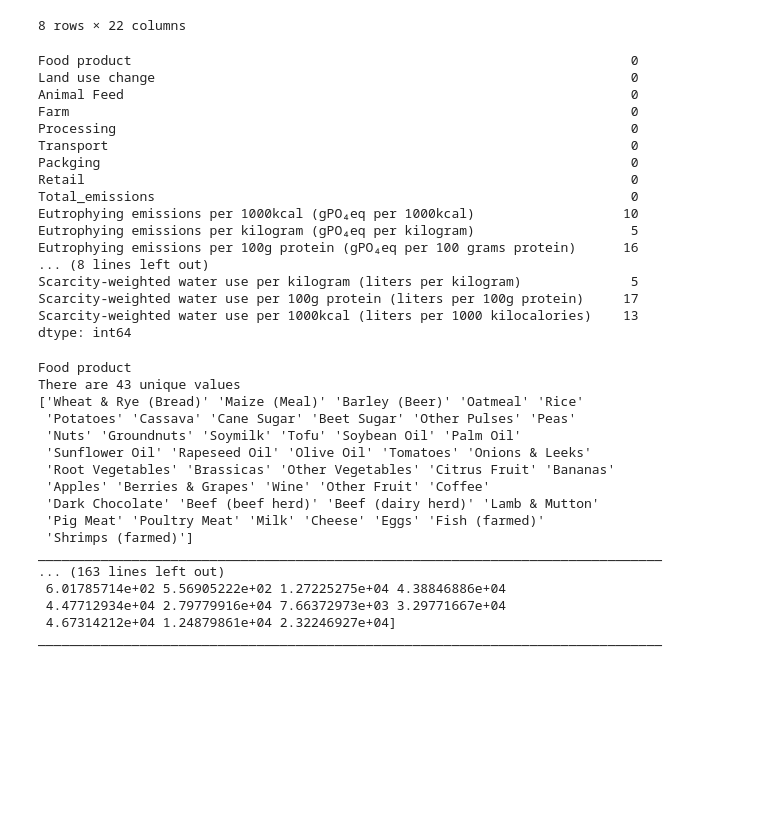
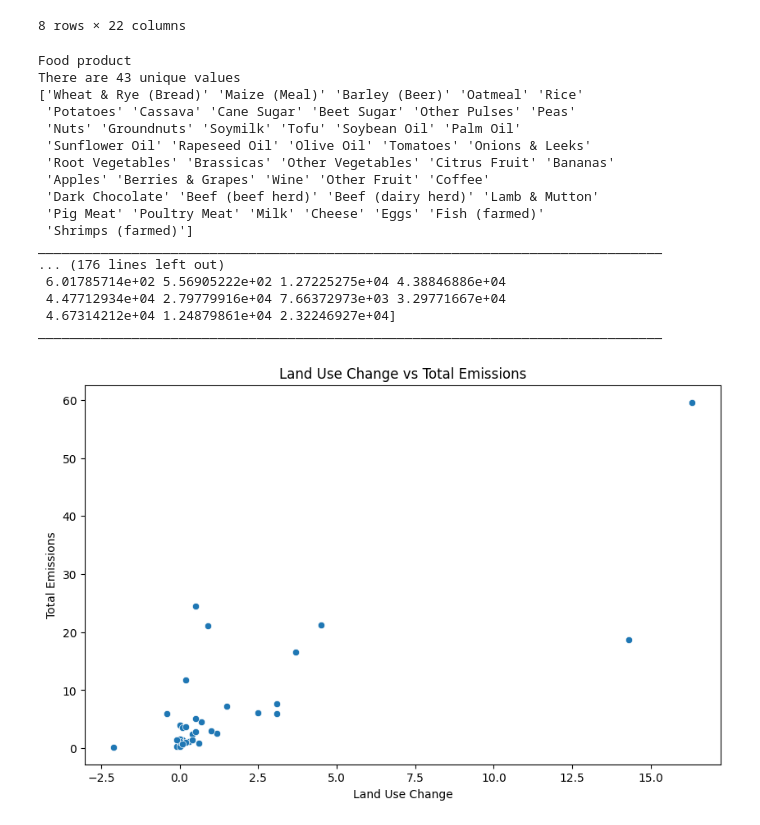
Before and after one commit to Afra233/Environment_Impact_of_Food_Production_Analysis, a Jupyter notebook: Notebook/EIFPA.ipynb, the cells around one changed output. Saved outputs shown, nothing was run; the diff lists cells and outputs as text; code cells hidden in the pictures; blank space fills up the shorter version.

```diff
--- a/Notebook/EIFPA.ipynb
+++ b/Notebook/EIFPA.ipynb
@@ -52,0 +148,5 @@ memory usage: 7.9+ KB
+# %%
+# filling missing values using the mean
+numeric_columns = data.select_dtypes(include=[np.number]).columns
+imputer = SimpleImputer(strategy='mean')
+data[numeric_columns] = imputer.fit_transform(data[numeric_columns])
@@ -64,26 +190,6 @@ data.describe()
 | 75% | 0.800000 | 0.000000 | 2.200000 | 0.300000 | 0.200000 | 0.300000 | 0.150000 | 6.000000 | ... |
 | max | 16.300000 | 2.900000 | 39.400000 | 1.300000 | 0.800000 | 1.600000 | 0.300000 | 59.600000 | ... |
 8 rows × 22 columns
-# %%
-data.isnull().sum()
-# %% [output]
-Food product                                                                0
-Land use change                                                             0
-Animal Feed                                                                 0
-Farm                                                                        0
-Processing                                                                  0
-Transport                                                                   0
-Packging                                                                    0
-Retail                                                                      0
-Total_emissions                                                             0
-Eutrophying emissions per 1000kcal (gPO₄eq per 1000kcal)                   10
-Eutrophying emissions per kilogram (gPO₄eq per kilogram)                    5
-Eutrophying emissions per 100g protein (gPO₄eq per 100 grams protein)      16
-... (8 lines left out)
-Scarcity-weighted water use per kilogram (liters per kilogram)              5
-Scarcity-weighted water use per 100g protein (liters per 100g protein)     17
-Scarcity-weighted water use per 1000kcal (liters per 1000 kilocalories)    13
-dtype: int64
 # %%
 # Get the list of all column names in the DataFrame
 columns = data.columns
@@ -107,8 +213,18 @@ There are 43 unique values
  'Pig Meat' 'Poultry Meat' 'Milk' 'Cheese' 'Eggs' 'Fish (farmed)'
  'Shrimps (farmed)']
 ________________________________________________________________________________
-... (163 lines left out)
+... (176 lines left out)
  6.01785714e+02 5.56905222e+02 1.27225275e+04 4.38846886e+04
  4.47712934e+04 2.79779916e+04 7.66372973e+03 3.29771667e+04
  4.67314212e+04 1.24879861e+04 2.32246927e+04]
 ________________________________________________________________________________
+# %%
+# Start exploring relationships between variables
+plt.figure(figsize=(10, 6))
+sns.scatterplot(x='Land use change', y='Total_emissions', data=data)
+plt.title('Land Use Change vs Total Emissions')
+plt.xlabel('Land Use Change')
+plt.ylabel('Total Emissions')
+plt.show()
+# %% [output]
+[figure, added]
```
Also changed, not shown: parts of 10 cells of this notebook.
